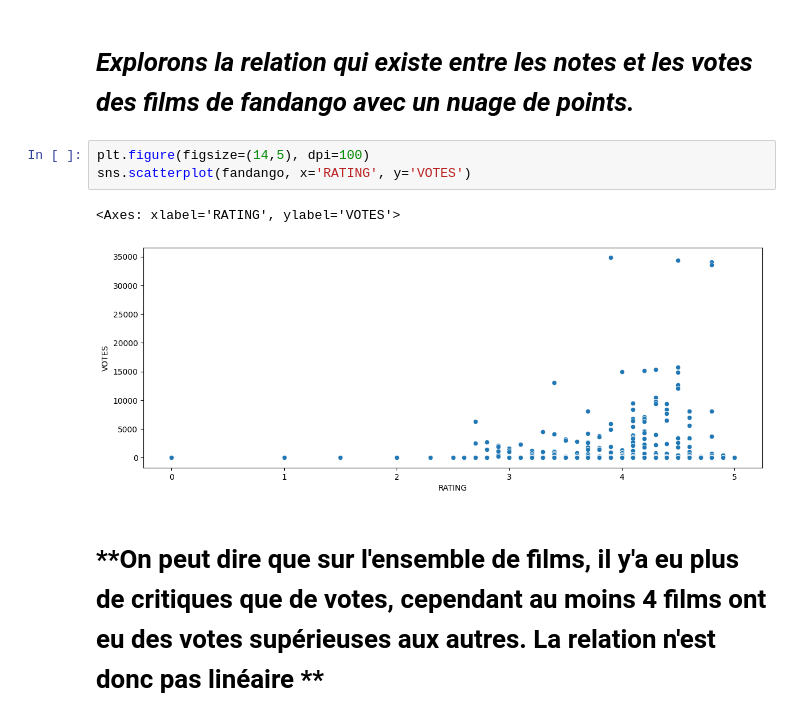
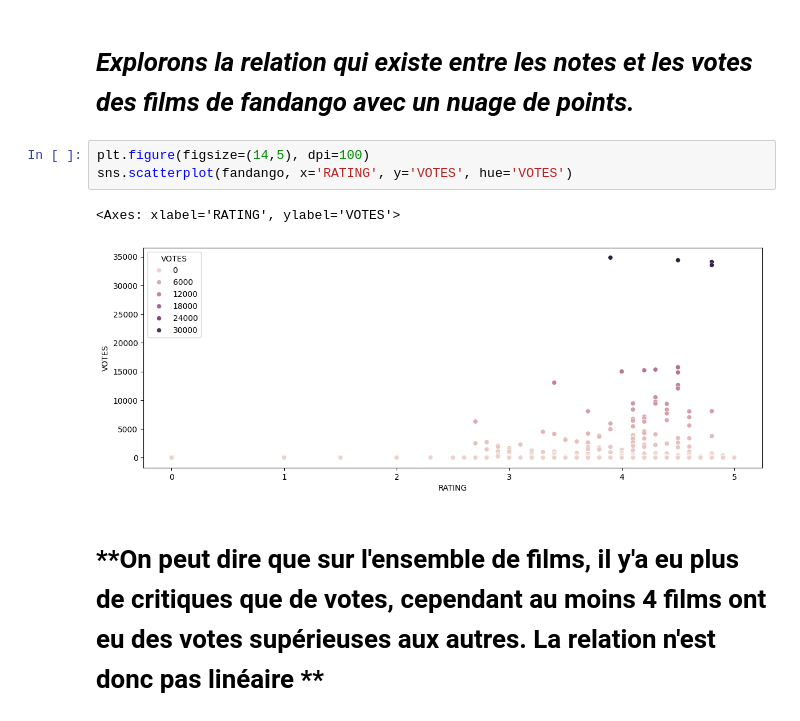
Before and after one commit to Mayandza/Projet, a Jupyter notebook: Projet_Fandango.ipynb, the cells around one changed output. Cells and saved outputs as stored; diff of their text form.

```diff
--- a/Projet_Fandango.ipynb
+++ b/Projet_Fandango.ipynb
@@ -64,10 +64,10 @@ memory usage: 9.2+ KB
 # ***Explorons la relation qui existe entre les notes et les votes des films de fandango avec un nuage de points.***
 # %%
 plt.figure(figsize=(14,5), dpi=100)
-sns.scatterplot(fandango, x='RATING', y='VOTES')
+sns.scatterplot(fandango, x='RATING', y='VOTES', hue='VOTES')
 # %% [output]
 <Axes: xlabel='RATING', ylabel='VOTES'>
-[figure, old version]
+[figure, new version]
 # %% [markdown]
 # **On peut dire que sur l'ensemble de films, il y'a eu plus de critiques que de votes, cependant au moins 4 films ont eu des votes supérieuses aux autres. La relation n'est donc pas linéaire **
 # %%
```
Also changed, not shown: parts of 4 cells of this notebook.
